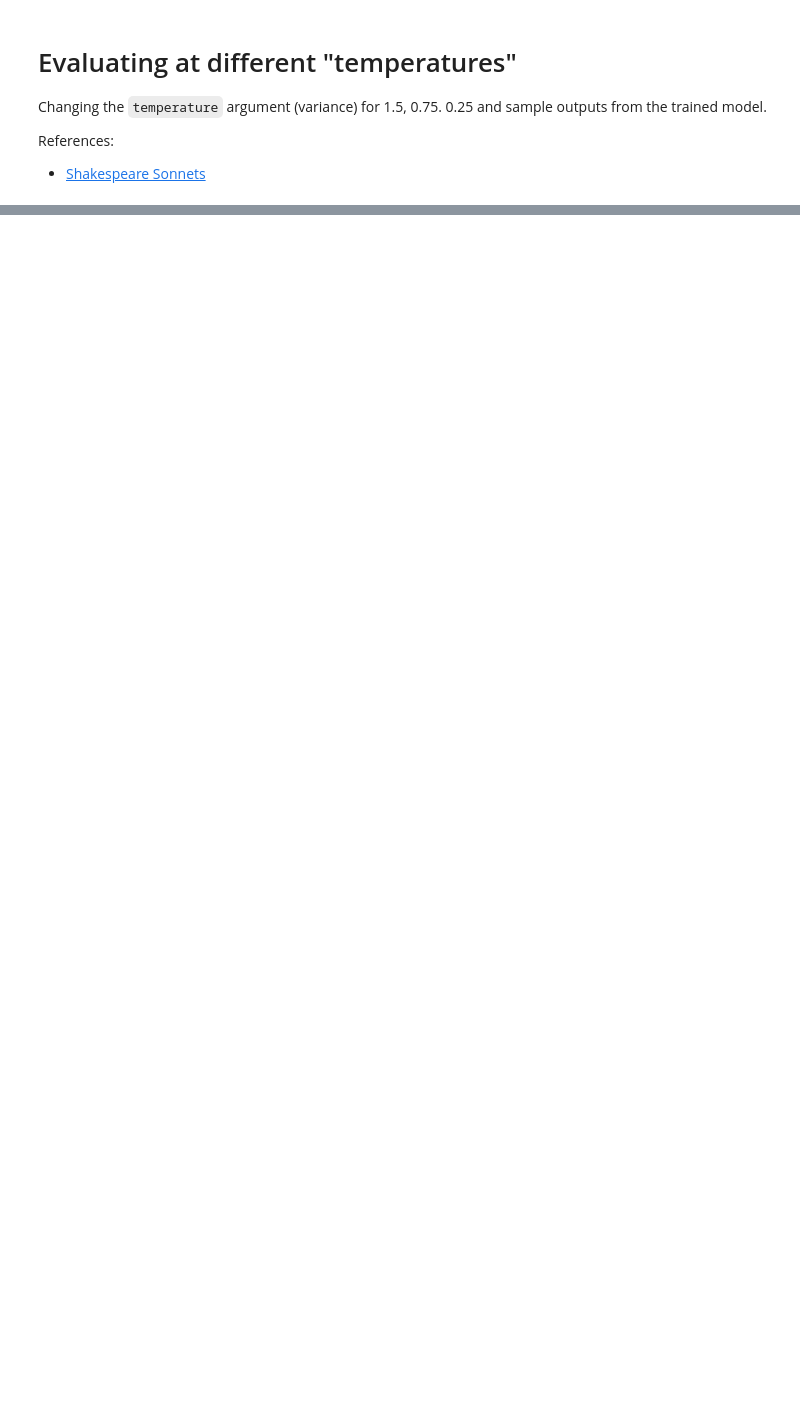
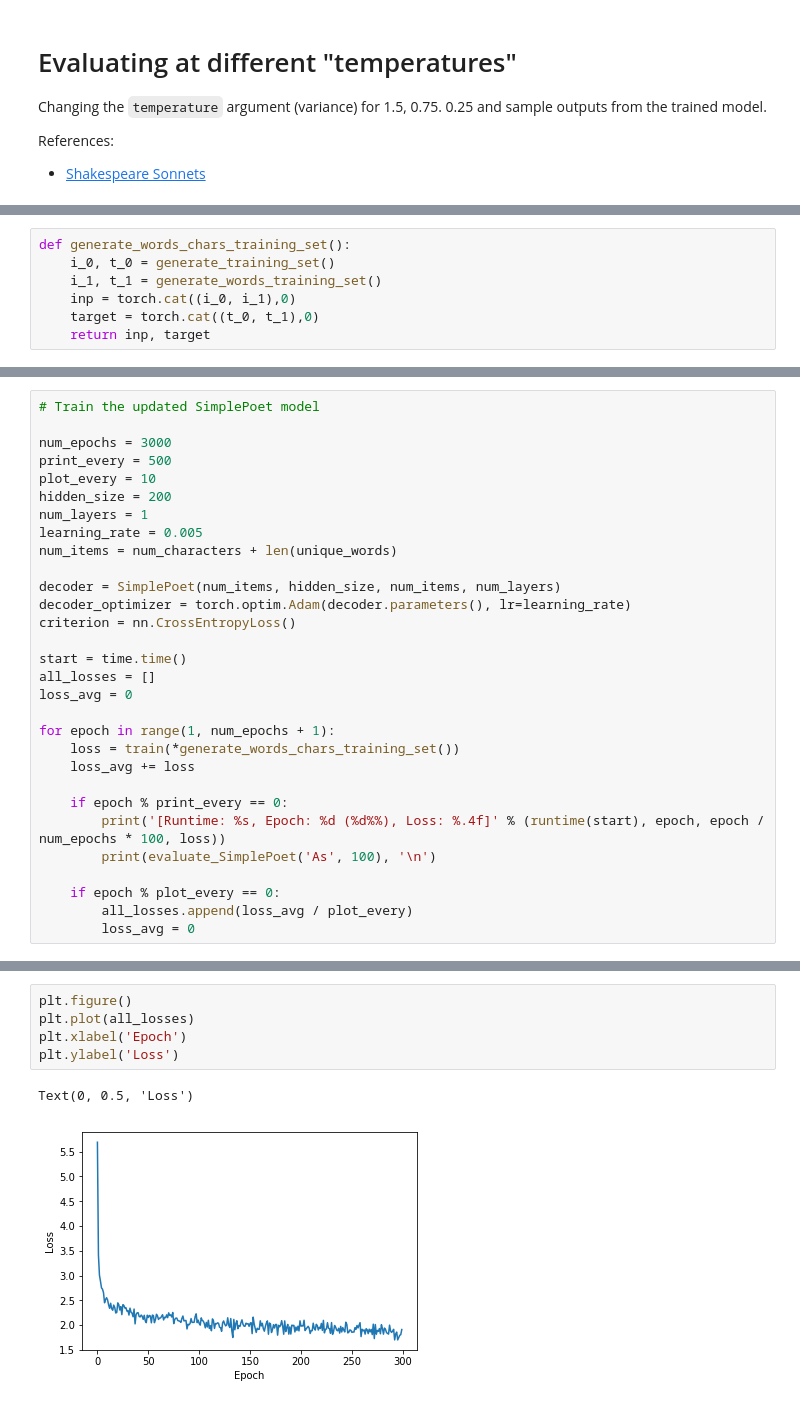
Before and after one commit to tbonza/rose, a Jupyter notebook: HW2_CS7180/problem2.ipynb, the cells around one changed output, grey strips where cells are left out. Saved outputs shown, nothing was run; the diff lists cells and outputs as text; blank space fills up the shorter version.

Commit message:
added words to char model

```diff
--- a/HW2_CS7180/problem2.ipynb
+++ b/HW2_CS7180/problem2.ipynb
@@ -223,0 +276,7 @@ And that the such the live the my still,
+# %%
+def generate_words_chars_training_set():
+    i_0, t_0 = generate_training_set()
+    i_1, t_1 = generate_words_training_set()
+    inp = torch.cat((i_0, i_1),0)
+    target = torch.cat((t_0, t_1),0)
+    return inp, target
@@ -223,0 +288,30 @@ And that the such the live the my still,
+# %%
+# Train the updated SimplePoet model
+
+num_epochs = 3000
+print_every = 500
+plot_every = 10
+hidden_size = 200
+num_layers = 1
+learning_rate = 0.005
+num_items = num_characters + len(unique_words)
+
+decoder = SimplePoet(num_items, hidden_size, num_items, num_layers)
+decoder_optimizer = torch.optim.Adam(decoder.parameters(), lr=learning_rate)
+criterion = nn.CrossEntropyLoss()
+
+start = time.time()
+all_losses = []
+loss_avg = 0
+
+for epoch in range(1, num_epochs + 1):
+    loss = train(*generate_words_chars_training_set())
+    loss_avg += loss
+
+    if epoch % print_every == 0:
+        print('[Runtime: %s, Epoch: %d (%d%%), Loss: %.4f]' % (runtime(start), epoch, epoch / num_epochs * 100, loss))
+        print(evaluate_SimplePoet('As', 100), '\n')
+
+    if epoch % plot_every == 0:
+        all_losses.append(loss_avg / plot_every)
+        loss_avg = 0
@@ -223,0 +336,8 @@ And that the such the live the my still,
+# %%
+plt.figure()
+plt.plot(all_losses)
+plt.xlabel('Epoch')
+plt.ylabel('Loss')
+# %% [output]
+Text(0, 0.5, 'Loss')
+[figure, added]
```
Also changed, not shown: parts of 18 cells of this notebook.
